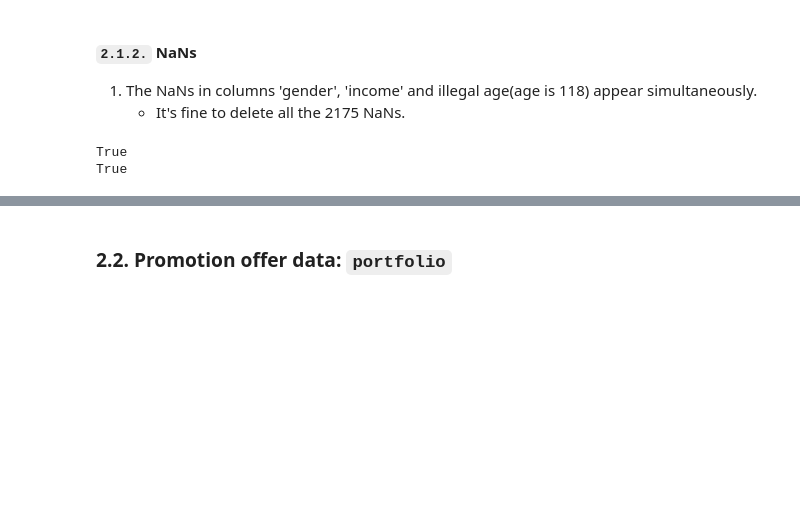
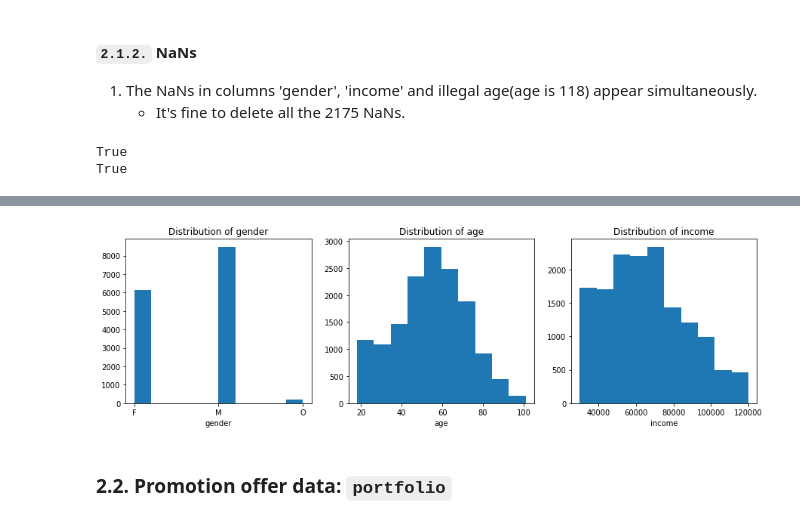
Before and after one commit to DaiDuncan/Udacity_DSND_proj4_StarbucksPromotion, a Jupyter notebook: 1_Data_Cleaning_and_Preprocessing.ipynb, the cells around one changed output, grey strips where cells are left out. Cells and saved outputs as stored; diff of their text form; code cells hidden in the pictures; blank space fills up the shorter version.

```diff
--- a/1_Data_Cleaning_and_Preprocessing.ipynb
+++ b/1_Data_Cleaning_and_Preprocessing.ipynb
@@ -250,3 +249,25 @@ profile_cleaned
+# %%
+# visualization
+plt.figure(figsize=(15,4))
+
+plt.subplot(1,3,1)
+plt.hist(data=profile_cleaned, x='gender')
+plt.title('Distribution of gender')
+plt.xlabel('gender')
+
+plt.subplot(1,3,2)
+plt.hist(data=profile_cleaned, x='age')
+plt.title('Distribution of age')
+plt.xlabel('age')
+
+plt.subplot(1,3,3)
+plt.hist(data=profile_cleaned, x='income')
+plt.title('Distribution of income')
+plt.xlabel('income')
+
+plt.show()
+# %% [output]
+[figure, added]
 # %% [markdown]
 ### 2.2. Promotion offer data: `portfolio`
 # %% [markdown]
```
Also changed, not shown: parts of 6 cells of this notebook, 8 other files.
